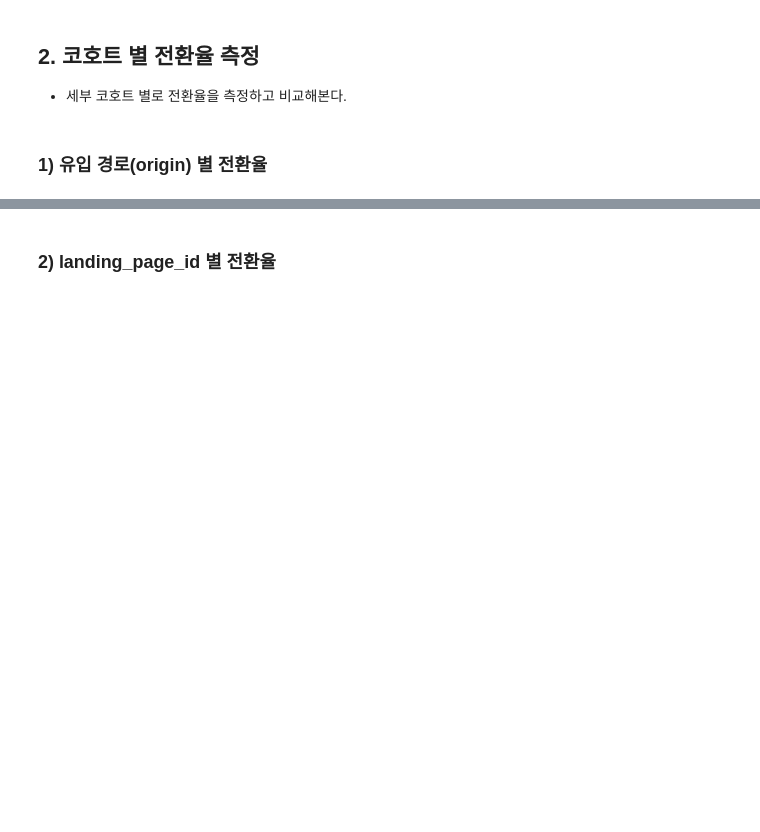
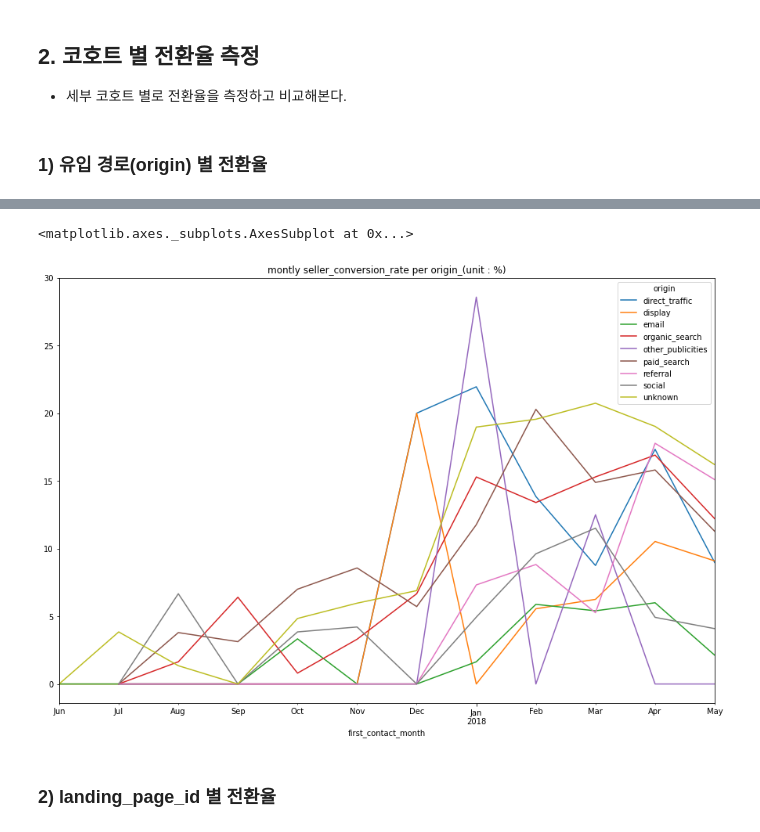
Before and after one commit to eunjipark123/olist_sellerside_analysis, a Jupyter notebook: Olist_seller_sales_analysis_ver2.ipynb, the cells around one changed output, grey strips where cells are left out. Saved outputs shown, nothing was run; the diff lists cells and outputs as text; code cells hidden in the pictures; blank space fills up the shorter version.

Commit message:
추가 분석 (lead time, 전환 비전환 차이 일부)

```diff
--- a/Olist_seller_sales_analysis_ver2.ipynb
+++ b/Olist_seller_sales_analysis_ver2.ipynb
@@ -463,0 +491,30 @@ WARNING:matplotlib.font_manager:findfont: Font family ['Calibri'] not found. Fal
+# %%
+# first_contact_date를 연-월로 표기 -> first_contact_month 컬럼 추가
+mf_monthly = mf
+mf_monthly['first_contact_month'] = pd.to_datetime(mf_monthly['first_contact_date']).dt.to_period('M')
+mf_orders_monthly = mf_orders_ordered_sellers
+mf_orders_monthly['first_contact_month'] = pd.to_datetime(mf_orders_monthly['first_contact_date']).dt.to_period('M')
+# %%
+# first_contact_month, origin 별 리드, 셀러, 판매 셀러 수 측정
+# 리드 수
+lead_per_origin_first = pd.DataFrame(mf_monthly.groupby(['first_contact_month','origin'])['mql_id'].count().sort_values(ascending = False))
+lead_per_origin_first.rename(columns = {'mql_id' : 'leads'}, inplace = True)
+
+# 판매자 전환 수
+seller_per_origin_first = pd.DataFrame(mf_monthly.groupby(['first_contact_month','origin'])['seller_id'].count().sort_values(ascending = False))
+seller_per_origin_first.rename(columns = {'seller_id' : 'sellers_contracted'}, inplace = True)
+
+# 주문 전환 수
+seller_ordered_per_origin_first = pd.DataFrame(mf_orders_monthly.groupby(['first_contact_month','origin'])['seller_id'].count().sort_values(ascending = False))
+seller_ordered_per_origin_first.rename(columns = {'seller_id' : 'sellers_ordered'}, inplace = True)
+# %%
+lead_per_origin_first.reset_index(inplace = True)
+seller_per_origin_first.reset_index(inplace = True)
+# %%
+mo = lead_per_origin_first.merge(seller_per_origin_first, how = 'left', on = ['first_contact_month','origin'])
+conversion_per_origin_first = mo.merge(seller_ordered_per_origin_first, how = 'left', on = ['first_contact_month','origin'])
+conversion_per_origin_first['sellers_ordered'].fillna(0, inplace = True)
+conversion_per_origin_first['seller_conversion_rate(%)'] = conversion_per_origin_first['sellers_contracted'] / conversion_per_origin_first['leads'] * 100
+conversion_per_origin_first['order_conversion_rate(%)'] = conversion_per_origin_first['sellers_ordered'] / conversion_per_origin_first['sellers_contracted'] * 100
+conversion_per_origin_first.sort_values(by = (['first_contact_month', 'seller_conversion_rate(%)']), ascending = (True, False), inplace = True)
+conversion_per_origin_first
@@ -464,3 +535,12 @@ WARNING:matplotlib.font_manager:findfont: Font family ['Calibri'] not found. Fal
+# %%
+# seller_전환율
+# pivot table로 전환
+seller_conversion_per_origin_date_pivot = pd.pivot_table(conversion_per_origin_first, values='seller_conversion_rate(%)', columns=['origin'],
+                    index=['first_contact_month'])
+seller_conversion_per_origin_date_pivot.plot(figsize = (15, 10), title = 'montly seller_conversion_rate per origin_(unit : %)')
+# %% [output]
+<matplotlib.axes._subplots.AxesSubplot at 0x...>
+[figure, added]
 # %% [markdown]
 ### 2) landing_page_id 별 전환율
 # %% [markdown]
```
Also changed, not shown: parts of 39 cells of this notebook.
